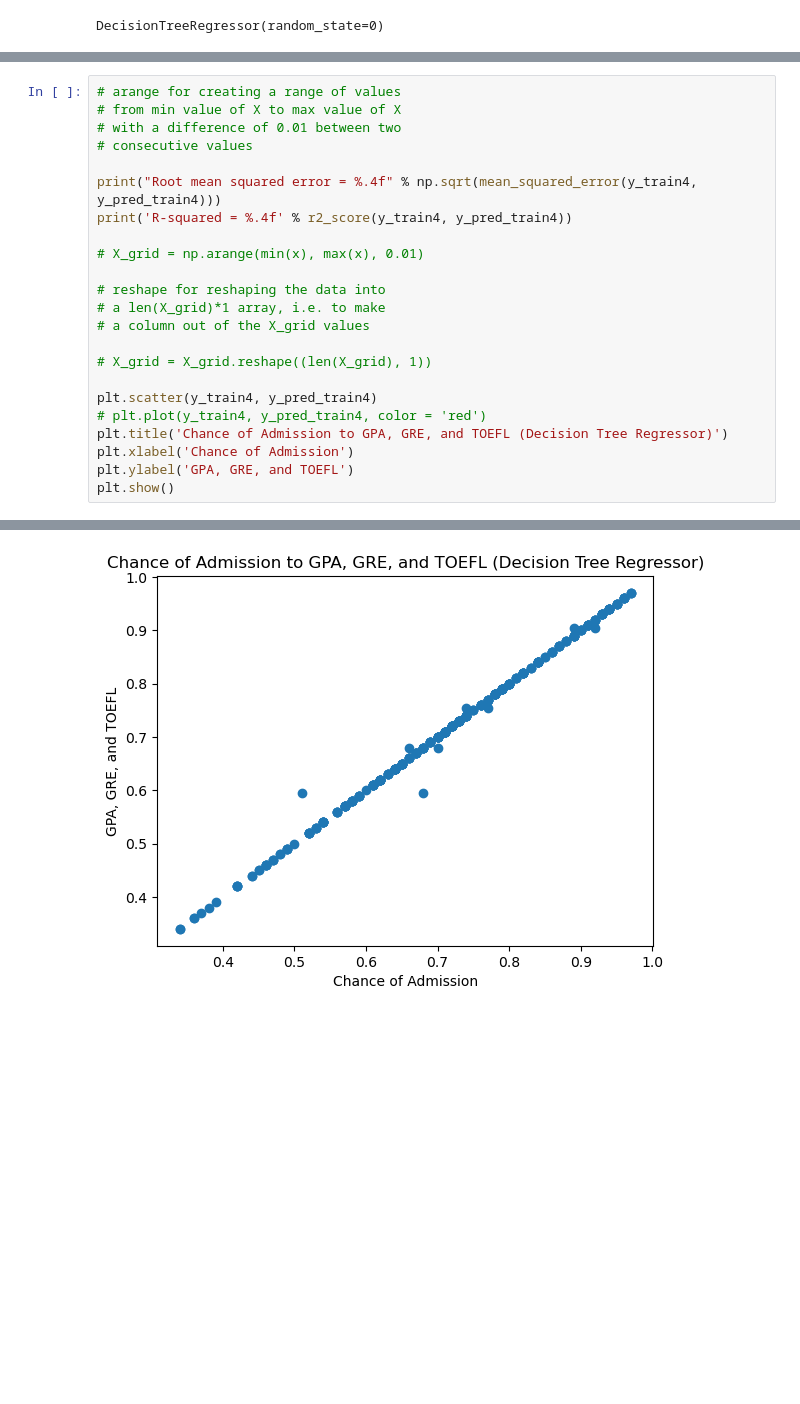
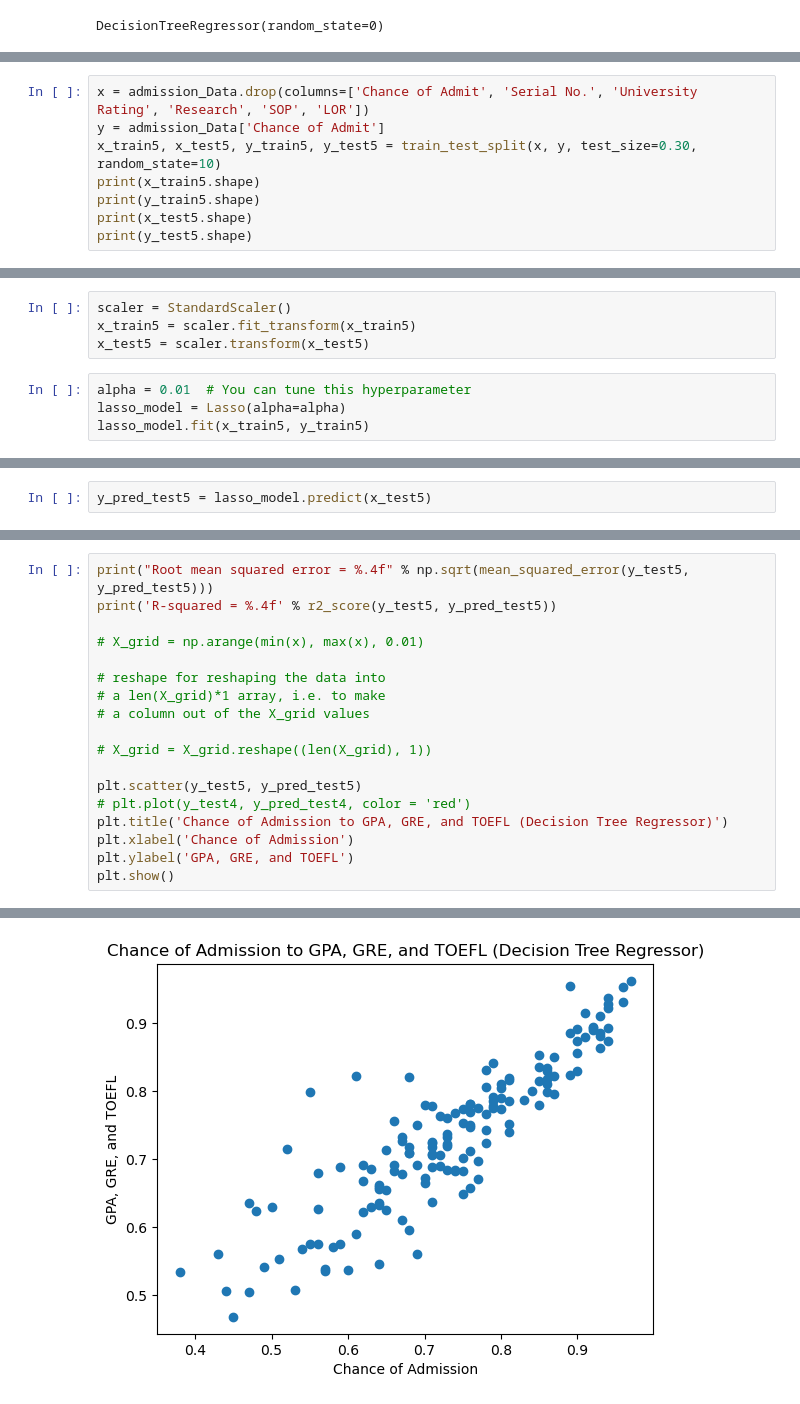
Before and after one commit to OtaSteven/CSC177_Proj, a Jupyter notebook: Linear_Regression/linear_regression.ipynb, the cells around one changed output, grey strips where cells are left out. Drawn from its saved outputs; the diff is of its cells as text; blank space fills up the shorter version.

```diff
--- a/Linear_Regression/linear_regression.ipynb
+++ b/Linear_Regression/linear_regression.ipynb
@@ -681,0 +689,8 @@ array([0.94 , 0.49 , 0.79 , 0.64 , 0.905, 0.74 , 0.93 , 0.71 , 0.74 ,
+# %%
+x = admission_Data.drop(columns=['Chance of Admit', 'Serial No.', 'University Rating', 'Research', 'SOP', 'LOR'])
+y = admission_Data['Chance of Admit']
+x_train5, x_test5, y_train5, y_test5 = train_test_split(x, y, test_size=0.30, random_state=10)
+print(x_train5.shape)
+print(y_train5.shape)
+print(x_test5.shape)
+print(y_test5.shape)
@@ -681,0 +702,8 @@ array([0.94 , 0.49 , 0.79 , 0.64 , 0.905, 0.74 , 0.93 , 0.71 , 0.74 ,
+# %%
+scaler = StandardScaler()
+x_train5 = scaler.fit_transform(x_train5)
+x_test5 = scaler.transform(x_test5)
+# %%
+alpha = 0.01  # You can tune this hyperparameter
+lasso_model = Lasso(alpha=alpha)
+lasso_model.fit(x_train5, y_train5)
@@ -681,0 +712,2 @@ array([0.94 , 0.49 , 0.79 , 0.64 , 0.905, 0.74 , 0.93 , 0.71 , 0.74 ,
+# %%
+y_pred_test5 = lasso_model.predict(x_test5)
@@ -682,11 +720,6 @@ array([0.94 , 0.49 , 0.79 , 0.64 , 0.905, 0.74 , 0.93 , 0.71 , 0.74 ,
 # %%
-# arange for creating a range of values
-# from min value of X to max value of X
-# with a difference of 0.01 between two
-# consecutive values
-
-print("Root mean squared error = %.4f" % np.sqrt(mean_squared_error(y_train4, y_pred_train4)))
-print('R-squared = %.4f' % r2_score(y_train4, y_pred_train4))
+print("Root mean squared error = %.4f" % np.sqrt(mean_squared_error(y_test5, y_pred_test5)))
+print('R-squared = %.4f' % r2_score(y_test5, y_pred_test5))
 
 # X_grid = np.arange(min(x), max(x), 0.01)
 
@@ -696,8 +729,8 @@ print('R-squared = %.4f' % r2_score(y_train4, y_pred_train4))
 
 # X_grid = X_grid.reshape((len(X_grid), 1))
 
-plt.scatter(y_train4, y_pred_train4)
-# plt.plot(y_train4, y_pred_train4, color = 'red')
+plt.scatter(y_test5, y_pred_test5)
+# plt.plot(y_test4, y_pred_test4, color = 'red')
 plt.title('Chance of Admission to GPA, GRE, and TOEFL (Decision Tree Regressor)')
 plt.xlabel('Chance of Admission')
 plt.ylabel('GPA, GRE, and TOEFL')
@@ -708 +741 @@ R-squared = 0.9978
-[figure, old version]
+[figure, new version]
```
Also changed, not shown: parts of 51 cells of this notebook, 1 other file.
